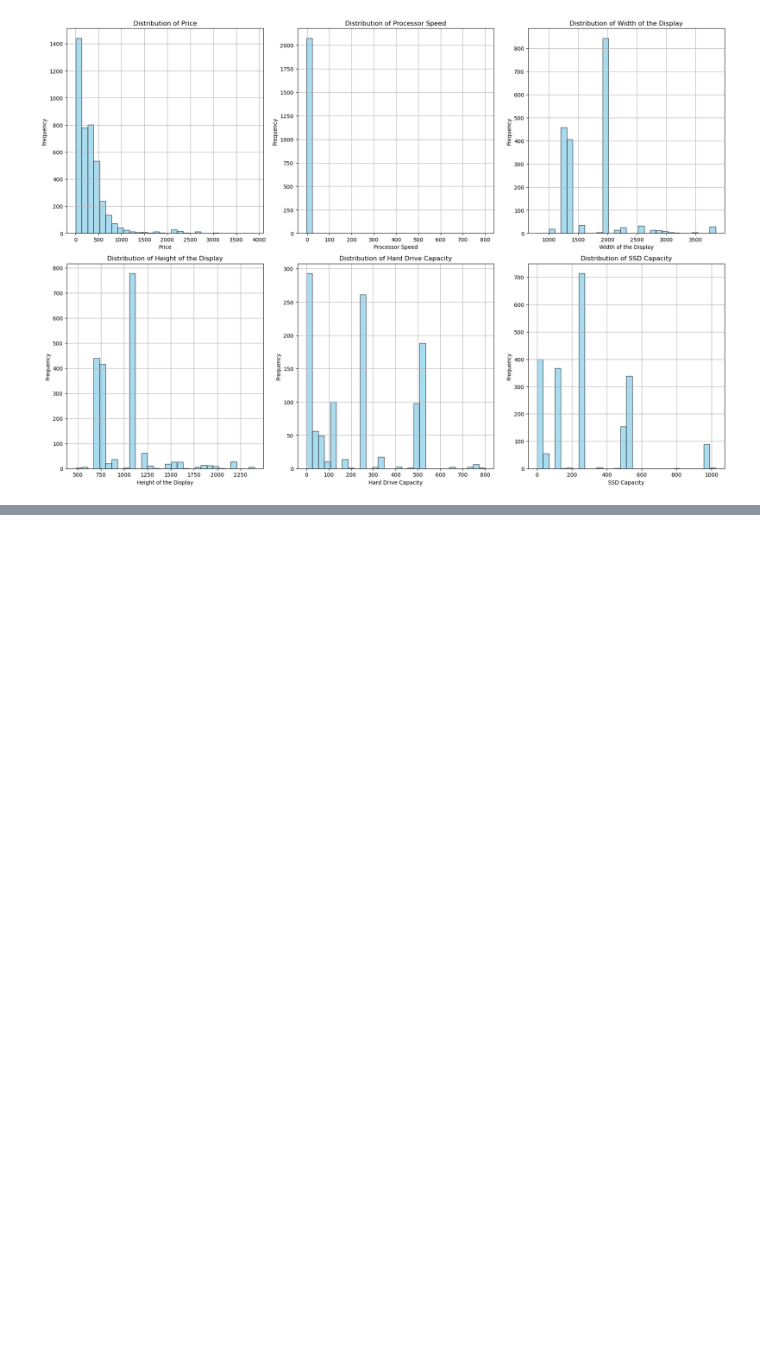
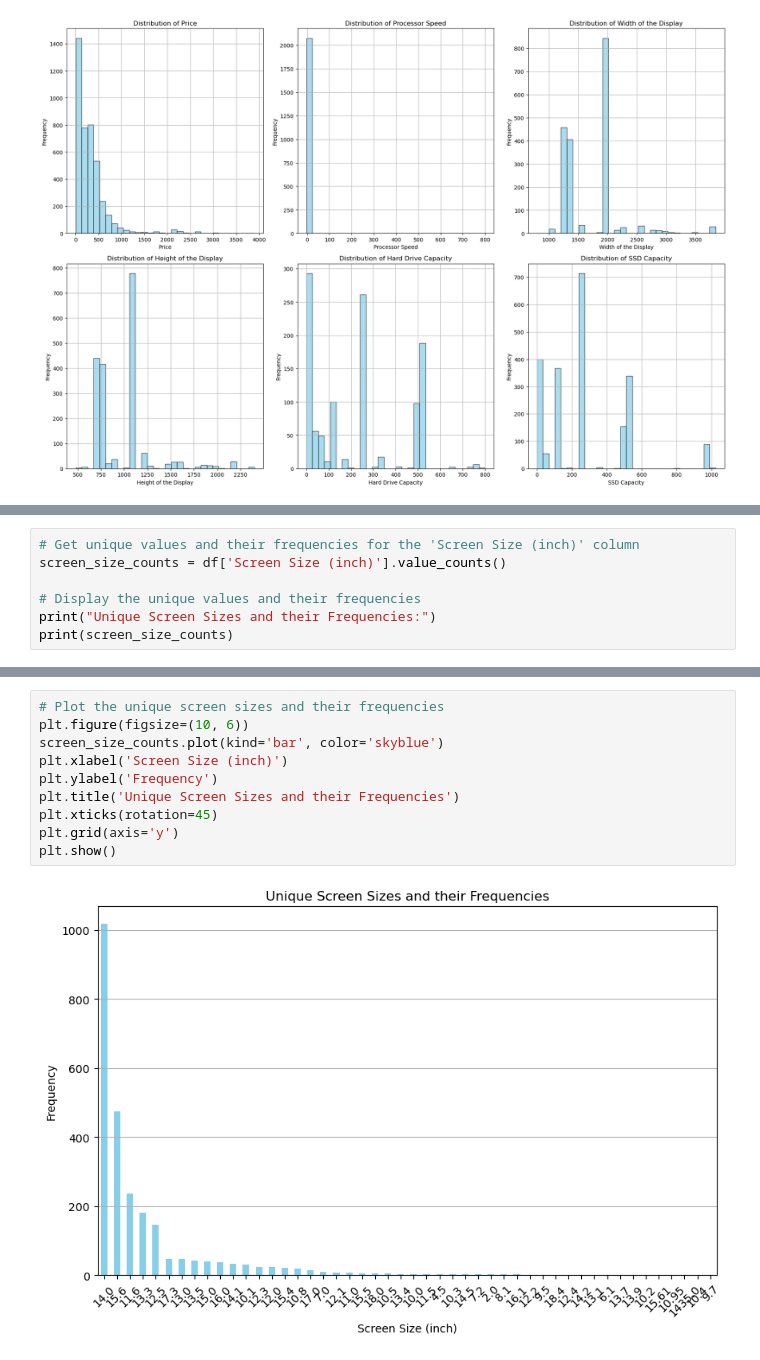
Before and after one commit to rafvrab/eBay-Laptop-Analysis, a Jupyter notebook: Notebook.ipynb, the cells around one changed output, grey strips where cells are left out. Drawn from its saved outputs; the diff is of its cells as text; blank space fills up the shorter version.

```diff
--- a/Notebook.ipynb
+++ b/Notebook.ipynb
@@ -282,0 +342,7 @@ plt.show()
+# %%
+# Get unique values and their frequencies for the 'Screen Size (inch)' column
+screen_size_counts = df['Screen Size (inch)'].value_counts()
+
+# Display the unique values and their frequencies
+print("Unique Screen Sizes and their Frequencies:")
+print(screen_size_counts)
@@ -282,0 +367,12 @@ plt.show()
+# %%
+# Plot the unique screen sizes and their frequencies
+plt.figure(figsize=(10, 6))
+screen_size_counts.plot(kind='bar', color='skyblue')
+plt.xlabel('Screen Size (inch)')
+plt.ylabel('Frequency')
+plt.title('Unique Screen Sizes and their Frequencies')
+plt.xticks(rotation=45)
+plt.grid(axis='y')
+plt.show()
+# %% [output]
+[figure, added]
```
Also changed, not shown: parts of 38 cells of this notebook.
